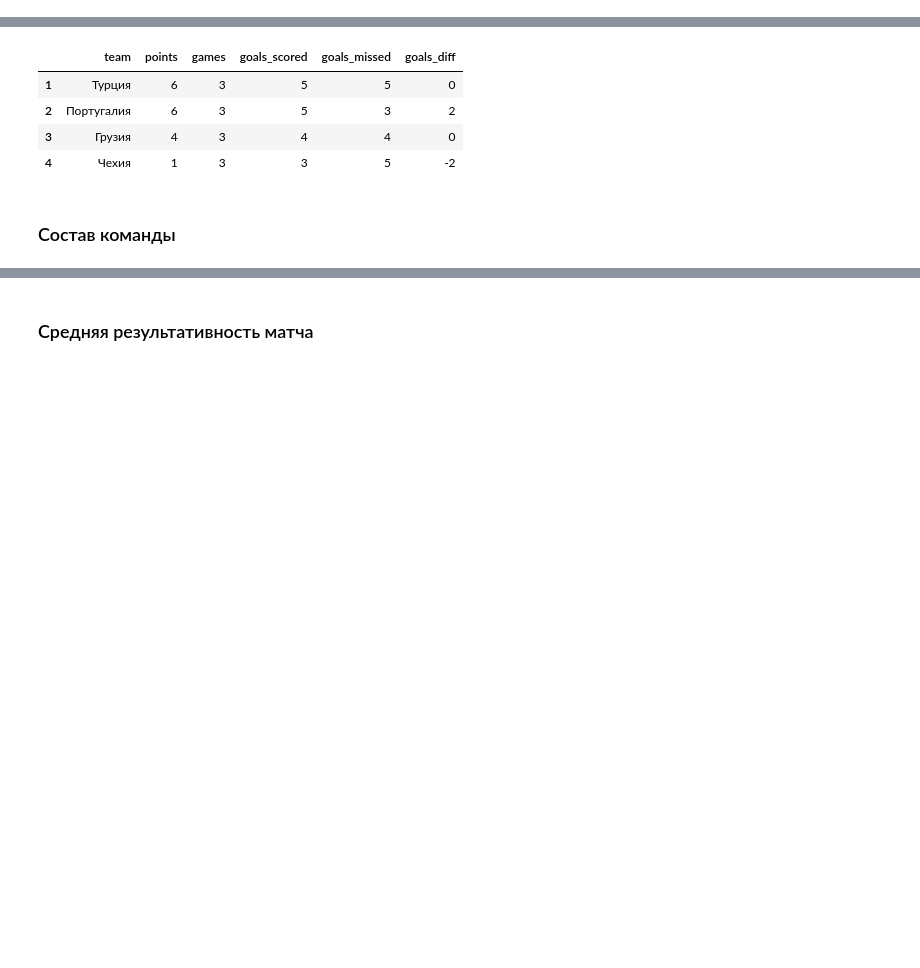
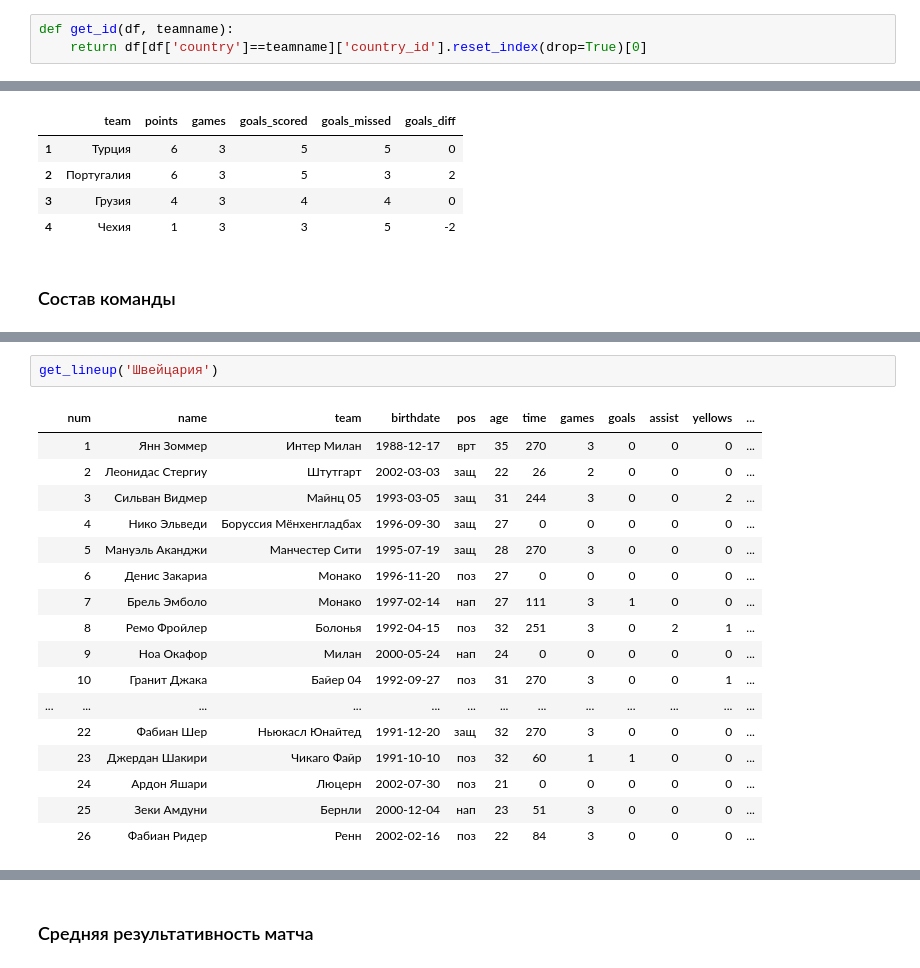
Before and after one commit to elp87/Euro-2024, a Jupyter notebook: euro.ipynb, the cells around one changed output, grey strips where cells are left out. Cells and saved outputs as stored; diff of their text form; blank space fills up the shorter version.

```diff
--- a/euro.ipynb
+++ b/euro.ipynb
@@ -5,6 +5,9 @@ import numpy as np
 from matplotlib import pyplot as plt
 import warnings
 warnings.filterwarnings('ignore')
+# %%
+def get_id(df, teamname):
+    return df[df['country']==teamname]['country_id'].reset_index(drop=True)[0]
 # %%
 def ret_victory_home(row):
     if row['goal1'] > row['goal2']:
@@ -288,0 +272,20 @@ lteam_players.sort_values(by='num')
+# %%
+get_lineup('Швейцария')
+# %% [output]
+|  | num | name | team | birthdate | pos | age | time | games | goals | assist | yellows | ... |
+|  | 1 | Янн Зоммер | Интер Милан | 1988-12-17 | врт | 35 | 270 | 3 | 0 | 0 | 0 | ... |
+|  | 2 | Леонидас Стергиу | Штутгарт | 2002-03-03 | защ | 22 | 26 | 2 | 0 | 0 | 0 | ... |
+|  | 3 | Сильван Видмер | Майнц 05 | 1993-03-05 | защ | 31 | 244 | 3 | 0 | 0 | 2 | ... |
+|  | 4 | Нико Эльведи | Боруссия Мёнхенгладбах | 1996-09-30 | защ | 27 | 0 | 0 | 0 | 0 | 0 | ... |
+|  | 5 | Мануэль Аканджи | Манчестер Сити | 1995-07-19 | защ | 28 | 270 | 3 | 0 | 0 | 0 | ... |
+|  | 6 | Денис Закариа | Монако | 1996-11-20 | поз | 27 | 0 | 0 | 0 | 0 | 0 | ... |
+|  | 7 | Брель Эмболо | Монако | 1997-02-14 | нап | 27 | 111 | 3 | 1 | 0 | 0 | ... |
+|  | 8 | Ремо Фройлер | Болонья | 1992-04-15 | поз | 32 | 251 | 3 | 0 | 2 | 1 | ... |
+|  | 9 | Ноа Окафор | Милан | 2000-05-24 | нап | 24 | 0 | 0 | 0 | 0 | 0 | ... |
+|  | 10 | Гранит Джака | Байер 04 | 1992-09-27 | поз | 31 | 270 | 3 | 0 | 0 | 1 | ... |
+| ... | ... | ... | ... | ... | ... | ... | ... | ... | ... | ... | ... | ... |
+|  | 22 | Фабиан Шер | Ньюкасл Юнайтед | 1991-12-20 | защ | 32 | 270 | 3 | 0 | 0 | 0 | ... |
+|  | 23 | Джердан Шакири | Чикаго Файр | 1991-10-10 | поз | 32 | 60 | 1 | 1 | 0 | 0 | ... |
+|  | 24 | Ардон Яшари | Люцерн | 2002-07-30 | поз | 21 | 0 | 0 | 0 | 0 | 0 | ... |
+|  | 25 | Зеки Амдуни | Бернли | 2000-12-04 | нап | 23 | 51 | 3 | 0 | 0 | 0 | ... |
+|  | 26 | Фабиан Ридер | Ренн | 2002-02-16 | поз | 22 | 84 | 3 | 0 | 0 | 0 | ... |
```
Also changed, not shown: parts of 13 cells of this notebook, 1 other file.
